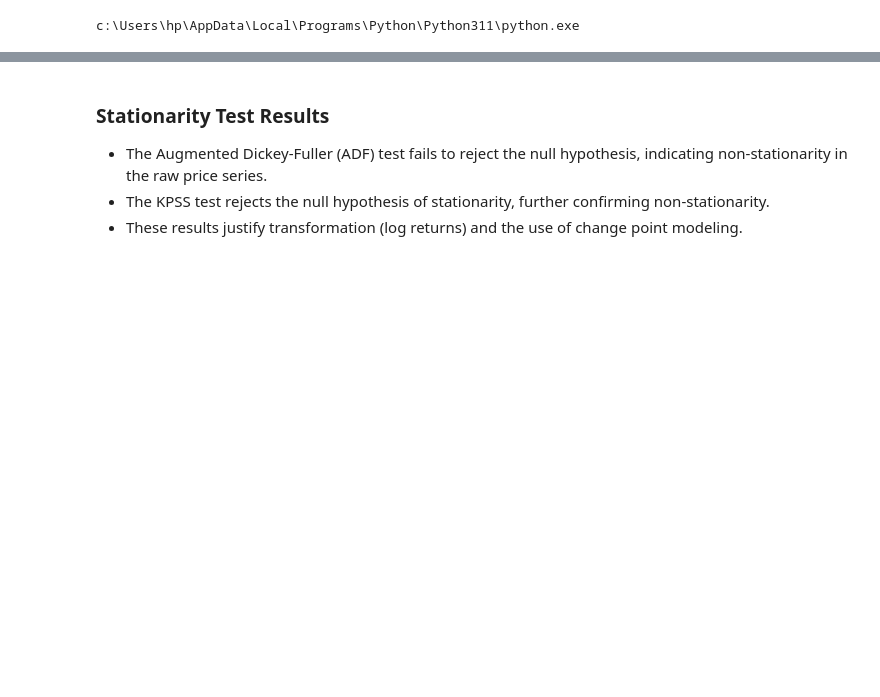
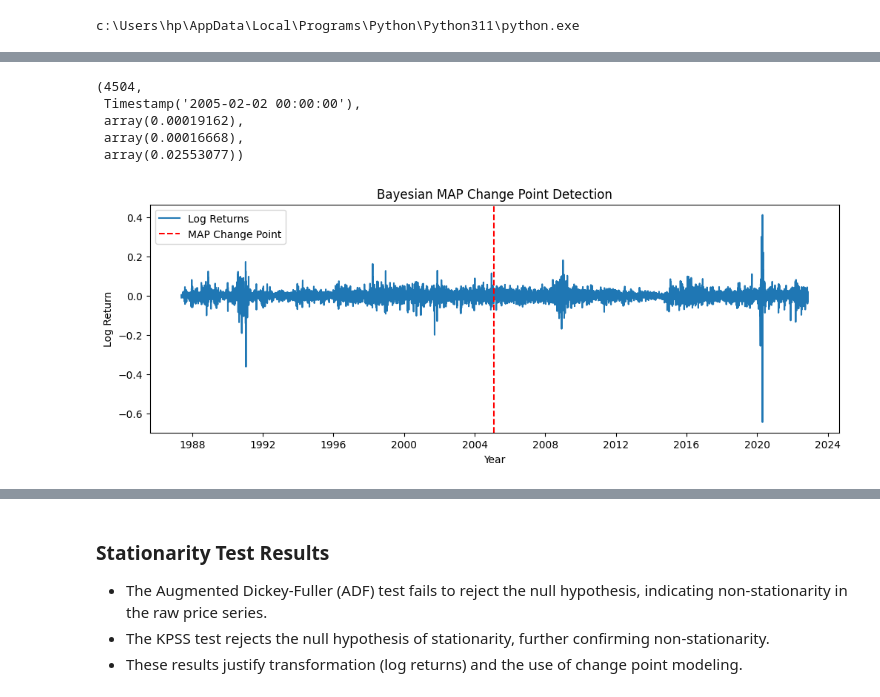
Before and after one commit to fayza-shemsu/week11-change-point-analysis, a Jupyter notebook: notebooks/01_eda_and_data_understanding.ipynb, the cells around one changed output, grey strips where cells are left out. Drawn from its saved outputs; the diff is of its cells as text; code cells hidden in the pictures; blank space fills up the shorter version.

Commit message:
Finalize EDA and Bayesian change point analysis

```diff
--- a/notebooks/01_eda_and_data_understanding.ipynb
+++ b/notebooks/01_eda_and_data_understanding.ipynb
@@ -87,7 +103,8 @@ c:\Users\hp\AppData\Local\Programs\Python\Python311\python.exe
 # %%
 from src.change_point_model import bayesian_mean_change_point
 
-log_returns = df["log_return"]
+log_returns_clean = df["log_return"].dropna()
+result = bayesian_mean_change_point(log_returns_clean)
 
-trace, tau = bayesian_mean_change_point(log_returns)
+result
 # %% [output]
@@ -104,4 +119,30 @@ CompoundStep
 # %%
-import arviz as az
+change_index = int(result["tau"])
+mu_1 = result["mu_1"]
+mu_2 = result["mu_2"]
+sigma = result["sigma"]
 
-az.summary(trace, var_names=["tau", "mu_1", "mu_2", "sigma"])
+change_date = log_returns_clean.index[change_index]
+
+change_index, change_date, mu_1, mu_2, sigma
+# %% [output]
+(4504,
+ Timestamp('2005-02-02 00:00:00'),
+ array(0.00019162),
+ array(0.00016668),
+ array(0.02553077))
+# %%
+import matplotlib.pyplot as plt
+
+plt.figure(figsize=(12,4))
+plt.plot(log_returns_clean.index, log_returns_clean.values, label="Log Returns")
+plt.axvline(change_date, color="red", linestyle="--", label="MAP Change Point")
+plt.title("Bayesian MAP Change Point Detection")
+plt.xlabel("Year")
+plt.ylabel("Log Return")
+plt.legend()
+
+plt.savefig(PROJECT_ROOT / "reports" / "figures" / "map_change_point.png")
+plt.show()
+# %% [output]
+[figure, added]
```
Also changed, not shown: parts of 5 cells of this notebook, 7 other files.
